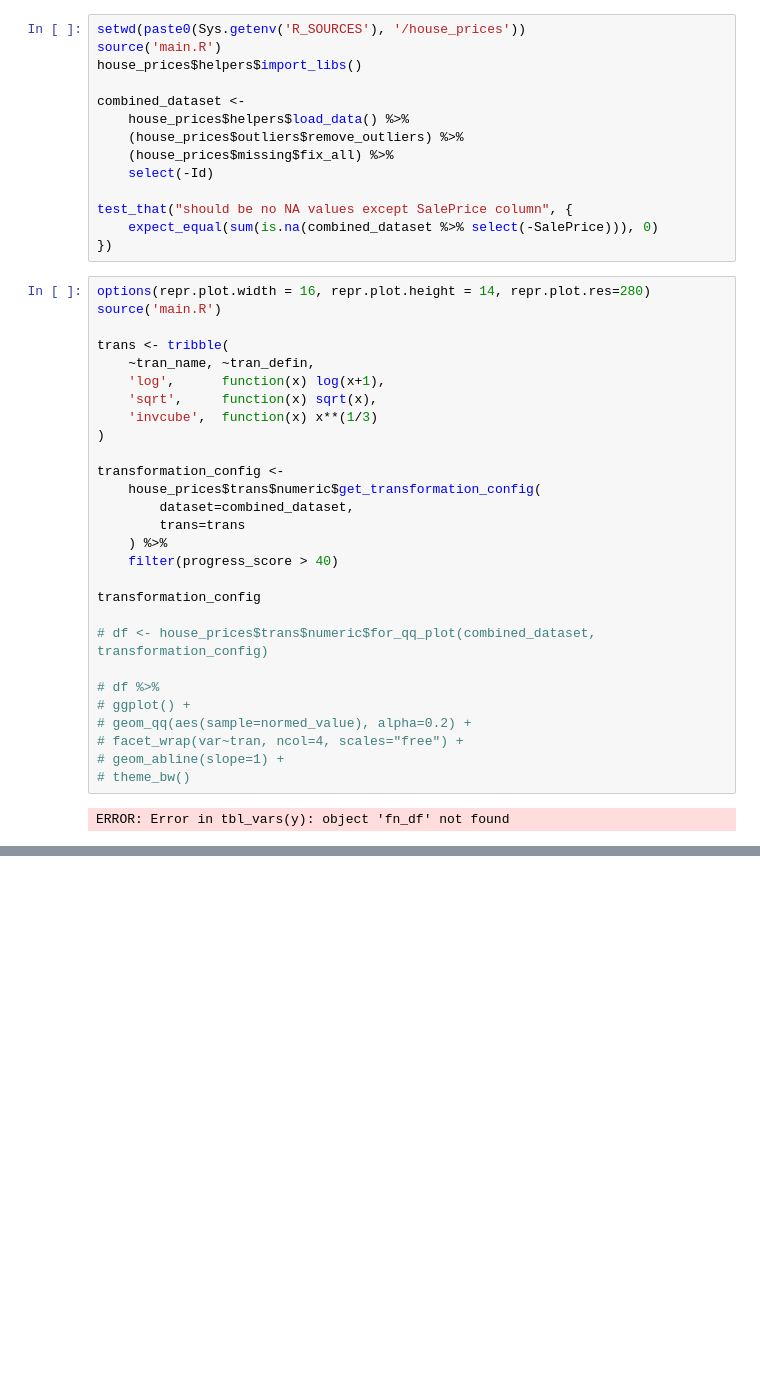
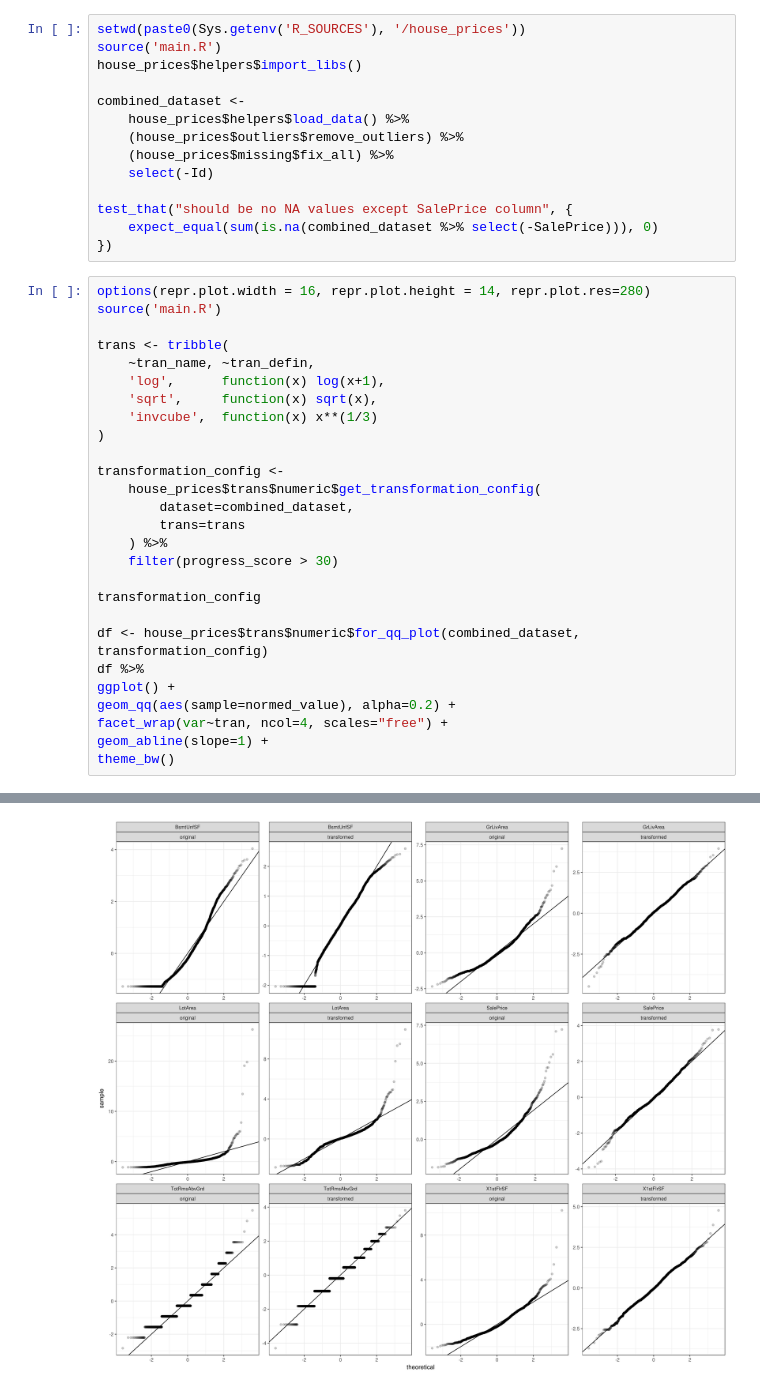
Before and after one commit to MatrixNorm/kaggle, a Jupyter notebook: rbooks/house_prices/04_transform_numeric.ipynb, the cells around one changed output, grey strips where cells are left out. Drawn from its saved outputs; the diff is of its cells as text; blank space fills up the shorter version.

```diff
--- a/rbooks/house_prices/04_transform_numeric.ipynb
+++ b/rbooks/house_prices/04_transform_numeric.ipynb
@@ -28,17 +28,15 @@ transformation_config <-
         dataset=combined_dataset,
         trans=trans
     ) %>%
-    filter(progress_score > 40)
+    filter(progress_score > 30)
 
 transformation_config
 
-# df <- house_prices$trans$numeric$for_qq_plot(combined_dataset, transformation_config)
-
-# df %>%
-# ggplot() +
-# geom_qq(aes(sample=normed_value), alpha=0.2) +
-# facet_wrap(var~tran, ncol=4, scales="free") +
-# geom_abline(slope=1) +
-# theme_bw()
+df <- house_prices$trans$numeric$for_qq_plot(combined_dataset, transformation_config)
+df %>%
+ggplot() +
+geom_qq(aes(sample=normed_value), alpha=0.2) +
+facet_wrap(var~tran, ncol=4, scales="free") +
+geom_abline(slope=1) +
+theme_bw()
 # %% [output]
-ERROR: Error in tbl_vars(y): object 'fn_df' not found
@@ -45,3 +50,4 @@ ERROR: Error in tbl_vars(y): object 'fn_df' not found
+[figure, added]
 # %%
 source('main.R')
 
```
Also changed, not shown: parts of 2 cells of this notebook, 2 other files.
